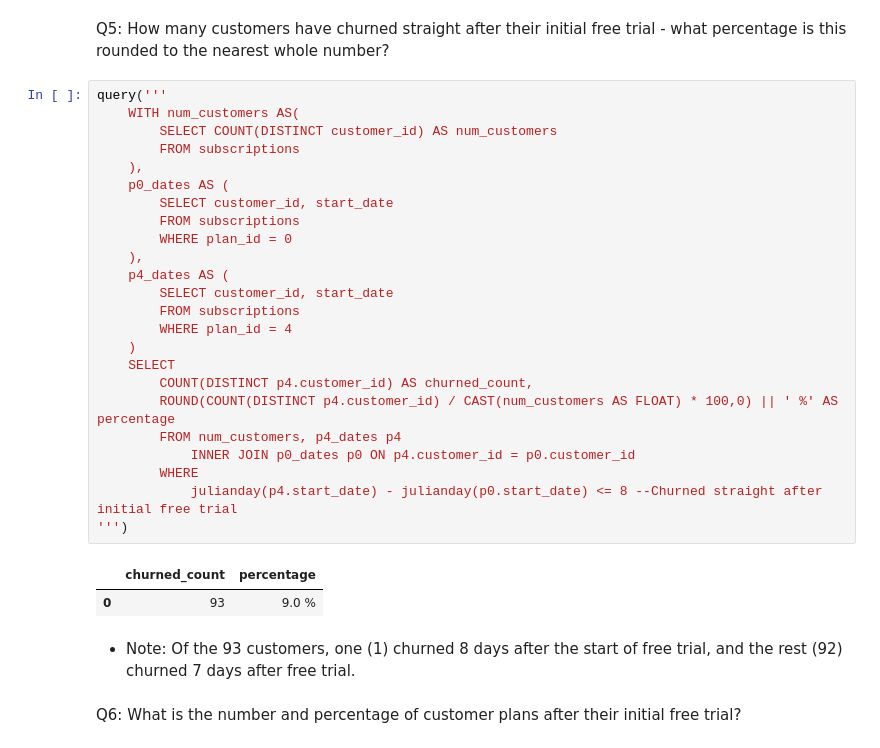
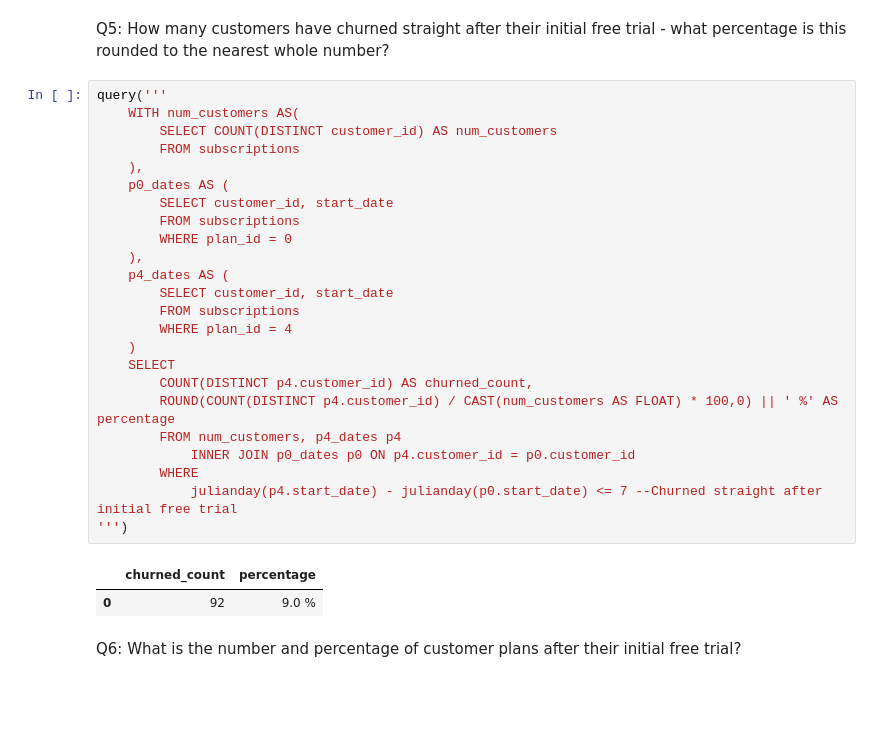
Before and after one commit to 20100215/8_Week_SQL_Challenge, a Jupyter notebook: Week 3 (Foodie-Fi)/week3.ipynb, the cells around one changed output. Cells and saved outputs as stored; diff of their text form; blank space fills up the shorter version.

```diff
--- a/Week 3 (Foodie-Fi)/week3.ipynb
+++ b/Week 3 (Foodie-Fi)/week3.ipynb
@@ -300,31 +300,29 @@ Q5: How many customers have churned straight after their initial free trial - wh
 # %%
 query('''
     WITH num_customers AS(
         SELECT COUNT(DISTINCT customer_id) AS num_customers
         FROM subscriptions
     ),
     p0_dates AS (
         SELECT customer_id, start_date
         FROM subscriptions
         WHERE plan_id = 0
     ),
     p4_dates AS (
         SELECT customer_id, start_date
         FROM subscriptions
         WHERE plan_id = 4
     )
     SELECT
         COUNT(DISTINCT p4.customer_id) AS churned_count,
         ROUND(COUNT(DISTINCT p4.customer_id) / CAST(num_customers AS FLOAT) * 100,0) || ' %' AS percentage
         FROM num_customers, p4_dates p4
             INNER JOIN p0_dates p0 ON p4.customer_id = p0.customer_id
         WHERE
-            julianday(p4.start_date) - julianday(p0.start_date) <= 8 --Churned straight after initial free trial
+            julianday(p4.start_date) - julianday(p0.start_date) <= 7 --Churned straight after initial free trial
 ''')
 # %% [output]
 |  | churned_count | percentage |
-| 0 | 93 | 9.0 % |
+| 0 | 92 | 9.0 % |
-# %% [markdown]
-- Note: Of the 93 customers, one (1) churned 8 days after the start of free trial, and the rest (92) churned 7 days after free trial.
 # %% [markdown]
 Q6: What is the number and percentage of customer plans after their initial free trial?
```
Also changed, not shown: parts of 11 cells of this notebook.
